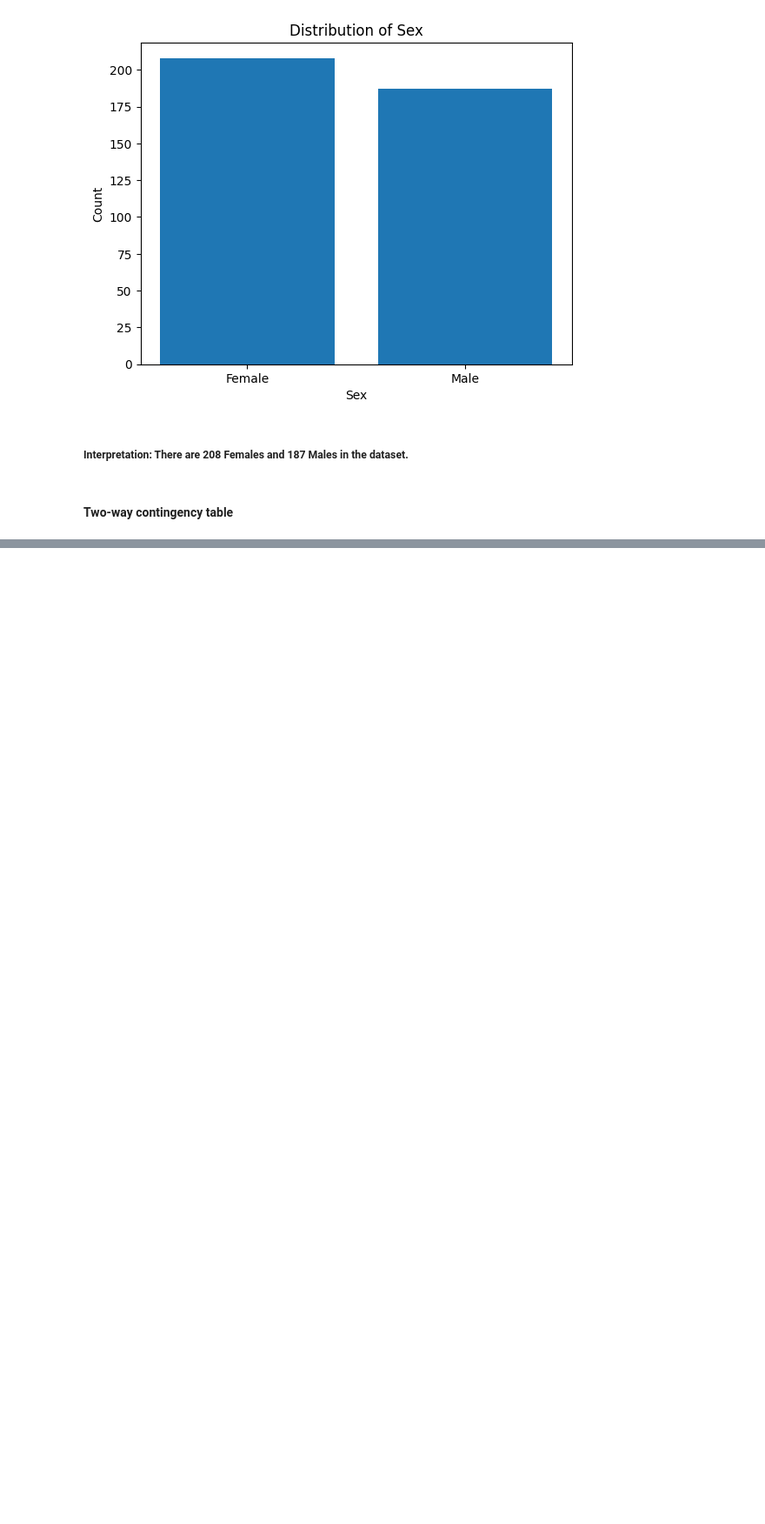
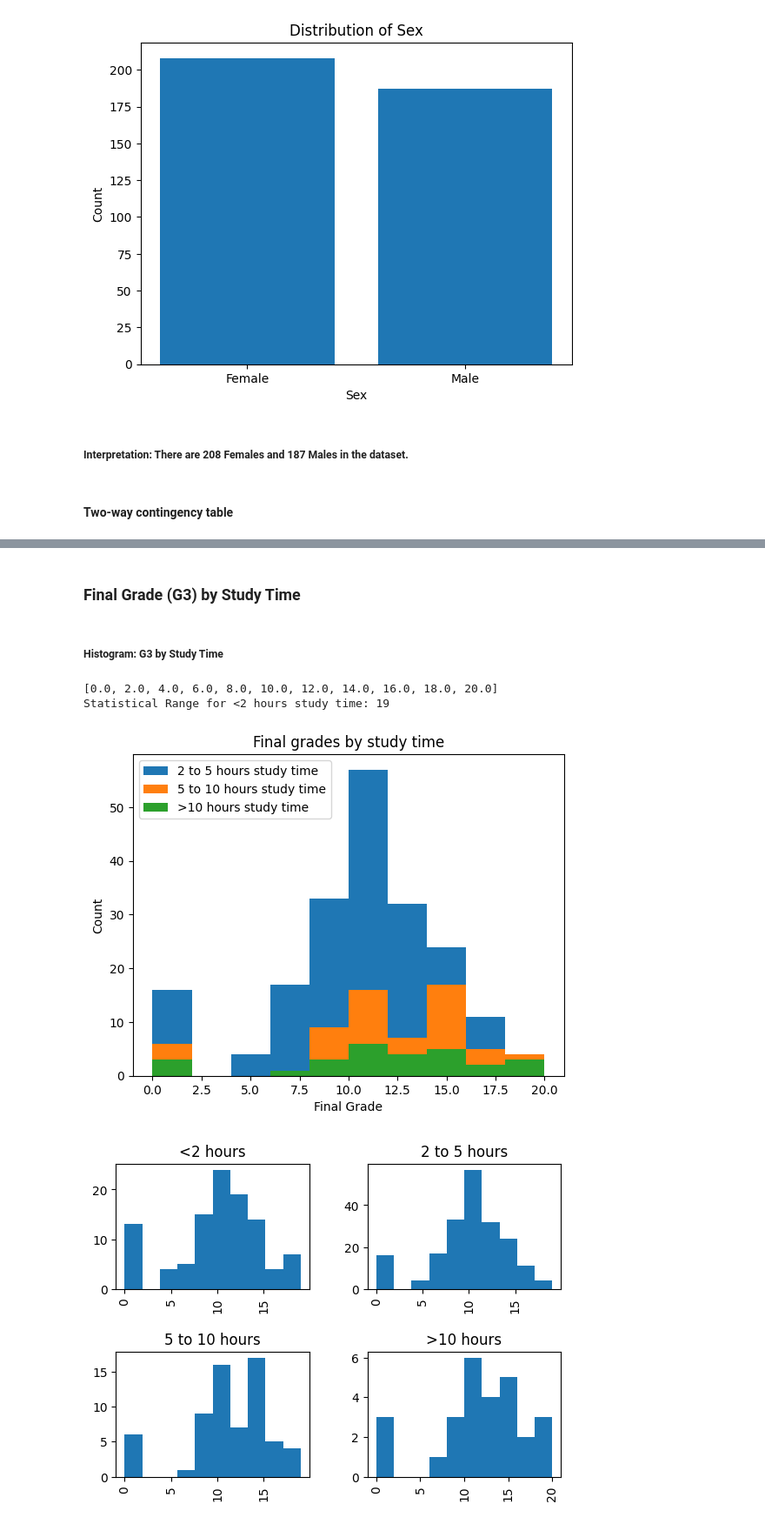
Before and after one commit to pressleydavid/hw4, a Jupyter notebook: HW4_Scratch.ipynb, the cells around one changed output, grey strips where cells are left out. Shown at 87% size. Cells and saved outputs as stored; diff of their text form; code cells hidden in the pictures; blank space fills up the shorter version.

```diff
--- a/HW4_Scratch.ipynb
+++ b/HW4_Scratch.ipynb
@@ -308,0 +281,49 @@ student_data[numeric_data].corr()
+# %% [markdown]
+### Final Grade (G3) by Study Time
+# %% [markdown]
+##### Histogram: G3 by Study Time
+# %%
+# Bins
+bin_ends = 10
+bins = [i*max(sub_student_data.G3)/bin_ends for i in range(0, bin_ends + 1)]
+print(bins)
+
+# Subset G3 scores where studytime is "<2 hours" (originally value 1)
+g3_studytime1 = sub_student_data.loc[sub_student_data["studytime"] == "<2 hours", "G3"]
+
+# Calculate and print the statistical range
+range_1 = g3_studytime1.max() - g3_studytime1.min()
+print(f"Statistical Range for <2 hours study time: {range_1}")
+
+# Subset G3 scores where studytime is "2 to 5 hours" (originally value 2)
+g3_studytime2 = sub_student_data.loc[sub_student_data["studytime"] == "2 to 5 hours", "G3"]
+# g3_studytime2
+
+# Subset G3 scores where studytime is "5 to 10 hours" (originally value 3)
+g3_studytime3 = sub_student_data.loc[sub_student_data["studytime"] == "5 to 10 hours", "G3"]
+# g3_studytime3
+
+# Subset G3 scores where studytime is ">10 hours" (originally value 4)
+g3_studytime4 = sub_student_data.loc[sub_student_data["studytime"] == ">10 hours", "G3"]
+# g3_studytime4
+
+# Histogram
+g3_studytime2.plot.hist(bins = bins, alpha = 1.0, label="2 to 5 hours study time")
+g3_studytime3.plot.hist(bins = bins, alpha = 1.0, label="5 to 10 hours study time",title = "Final grades for students who studied 5 to 10 hours").set(xlabel = "Final Grade")
+g3_studytime4.plot.hist(bins = bins, alpha = 1.0, label=">10 hours study time",title = "Final grades for students who studied >10 hours").set(xlabel = "Final Grade")
+plt.legend()
+plt.title("Final grades by study time")
+plt.xlabel("Final Grade")
+plt.ylabel("Count")
+plt.show()
+
+
+#side-by-side
+sub_student_data.hist(column = "G3", by = "studytime")
+# plt.title("Final grades by study time")
+plt.show()
+# %% [output]
+[0.0, 2.0, 4.0, 6.0, 8.0, 10.0, 12.0, 14.0, 16.0, 18.0, 20.0]
+Statistical Range for <2 hours study time: 19
+[figure, added]
+[figure, added]
```
Also changed, not shown: parts of 50 cells of this notebook.
